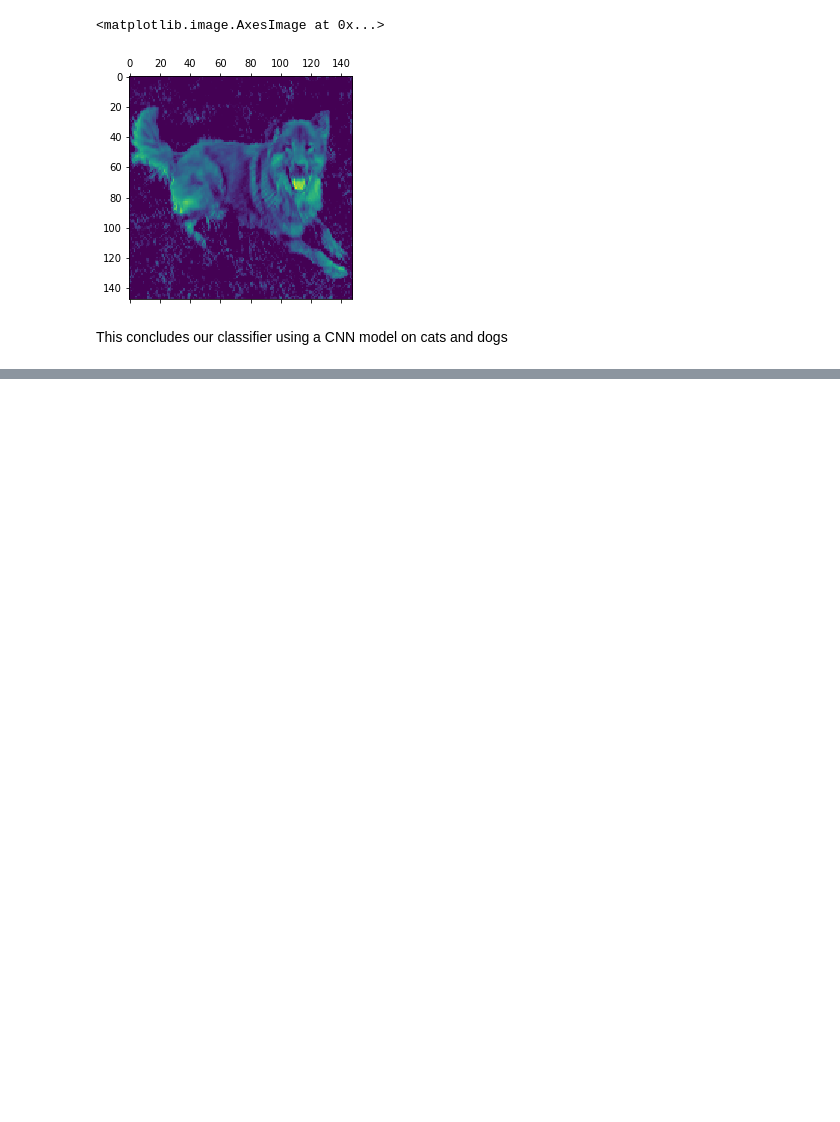
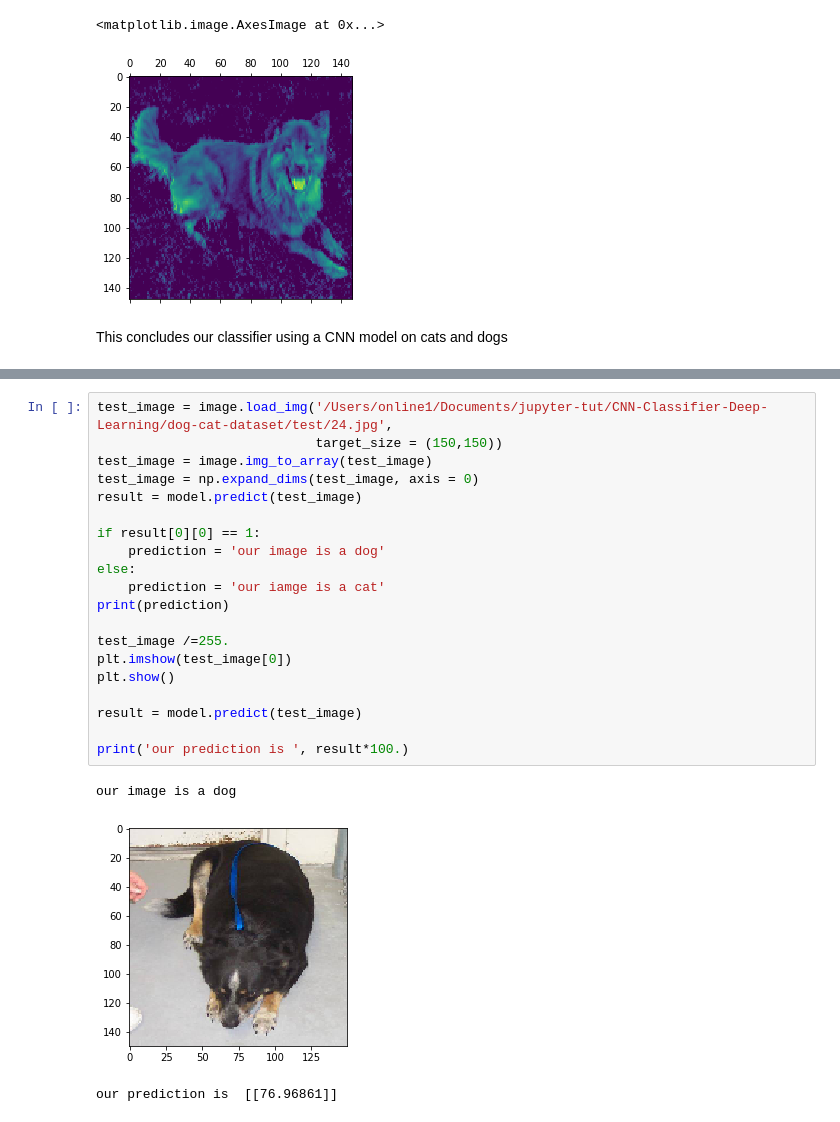
Before and after one commit to constantinembufung/CNN-classifier-for-cats-and-dogs, a Jupyter notebook: CNN_classifier_for_dog_and_cat.ipynb, the cells around one changed output, grey strips where cells are left out. Drawn from its saved outputs; the diff is of its cells as text; blank space fills up the shorter version.

Commit message:
complete CNN classifier for dogs and cats

```diff
--- a/CNN_classifier_for_dog_and_cat.ipynb
+++ b/CNN_classifier_for_dog_and_cat.ipynb
@@ -790,0 +896,24 @@ This concludes our classifier using a CNN model on cats and dogs
+# %%
+test_image = image.load_img('/Users/online1/Documents/jupyter-tut/CNN-Classifier-Deep-Learning/dog-cat-dataset/test/24.jpg',
+                            target_size = (150,150))
+test_image = image.img_to_array(test_image)
+test_image = np.expand_dims(test_image, axis = 0)
+result = model.predict(test_image)
+
+if result[0][0] == 1:
+    prediction = 'our image is a dog'
+else:
+    prediction = 'our iamge is a cat'
+print(prediction)
+
+test_image /=255.
+plt.imshow(test_image[0])
+plt.show()
+
+result = model.predict(test_image)
+
+print('our prediction is ', result*100.)
+# %% [output]
+our image is a dog
+[figure, added]
+our prediction is  [[76.96861]]
```
Also changed, not shown: parts of 36 cells of this notebook.
